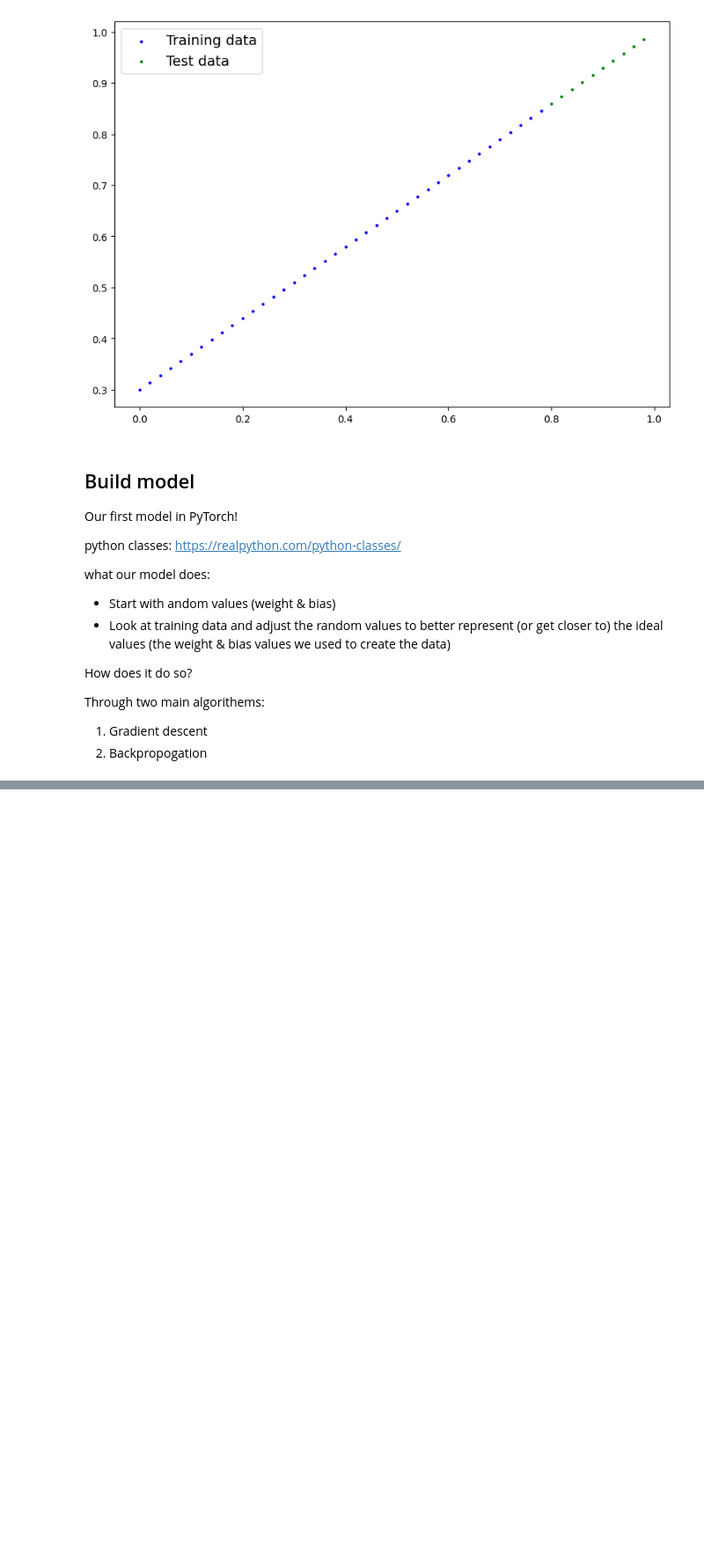
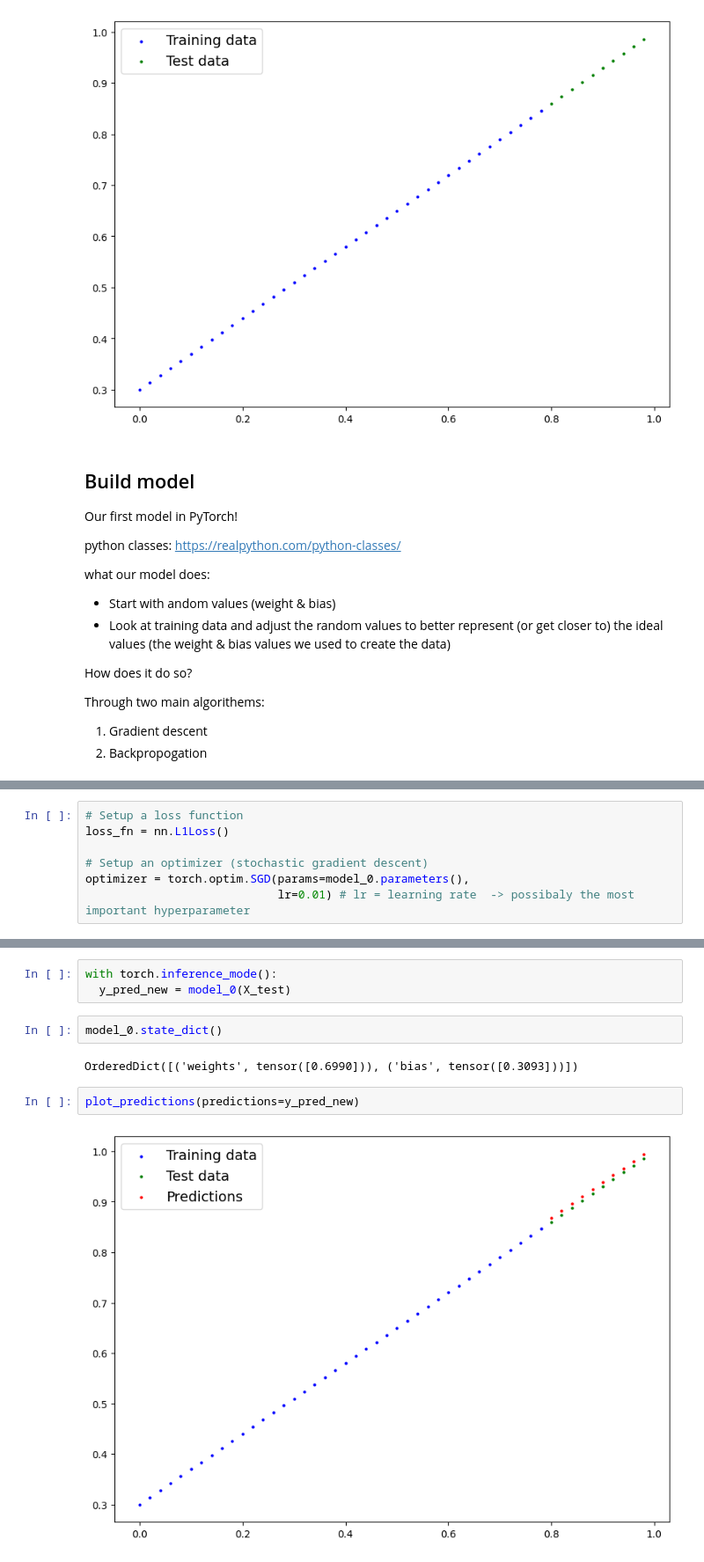
Before and after one commit to Alpha-Leporis/Machine-Learning, a Jupyter notebook: Pytorch_workflow.ipynb, the cells around one changed output, grey strips where cells are left out. Shown at 88% size. Saved outputs shown, nothing was run; the diff lists cells and outputs as text; blank space fills up the shorter version.

```diff
--- a/Pytorch_workflow.ipynb
+++ b/Pytorch_workflow.ipynb
@@ -160,0 +297,7 @@ class LinearRegressionModel(nn.Module): # <- almost everything in PyTorch is a n
+# %%
+# Setup a loss function
+loss_fn = nn.L1Loss()
+
+# Setup an optimizer (stochastic gradient descent)
+optimizer = torch.optim.SGD(params=model_0.parameters(),
+                            lr=0.01) # lr = learning rate  -> possibaly the most important hyperparameter
@@ -160,0 +415,11 @@ class LinearRegressionModel(nn.Module): # <- almost everything in PyTorch is a n
+# %%
+with torch.inference_mode():
+  y_pred_new = model_0(X_test)
+# %%
+model_0.state_dict()
+# %% [output]
+OrderedDict([('weights', tensor([0.6990])), ('bias', tensor([0.3093]))])
+# %%
+plot_predictions(predictions=y_pred_new)
+# %% [output]
+[figure, added]
```
Also changed, not shown: parts of 17 cells of this notebook.
